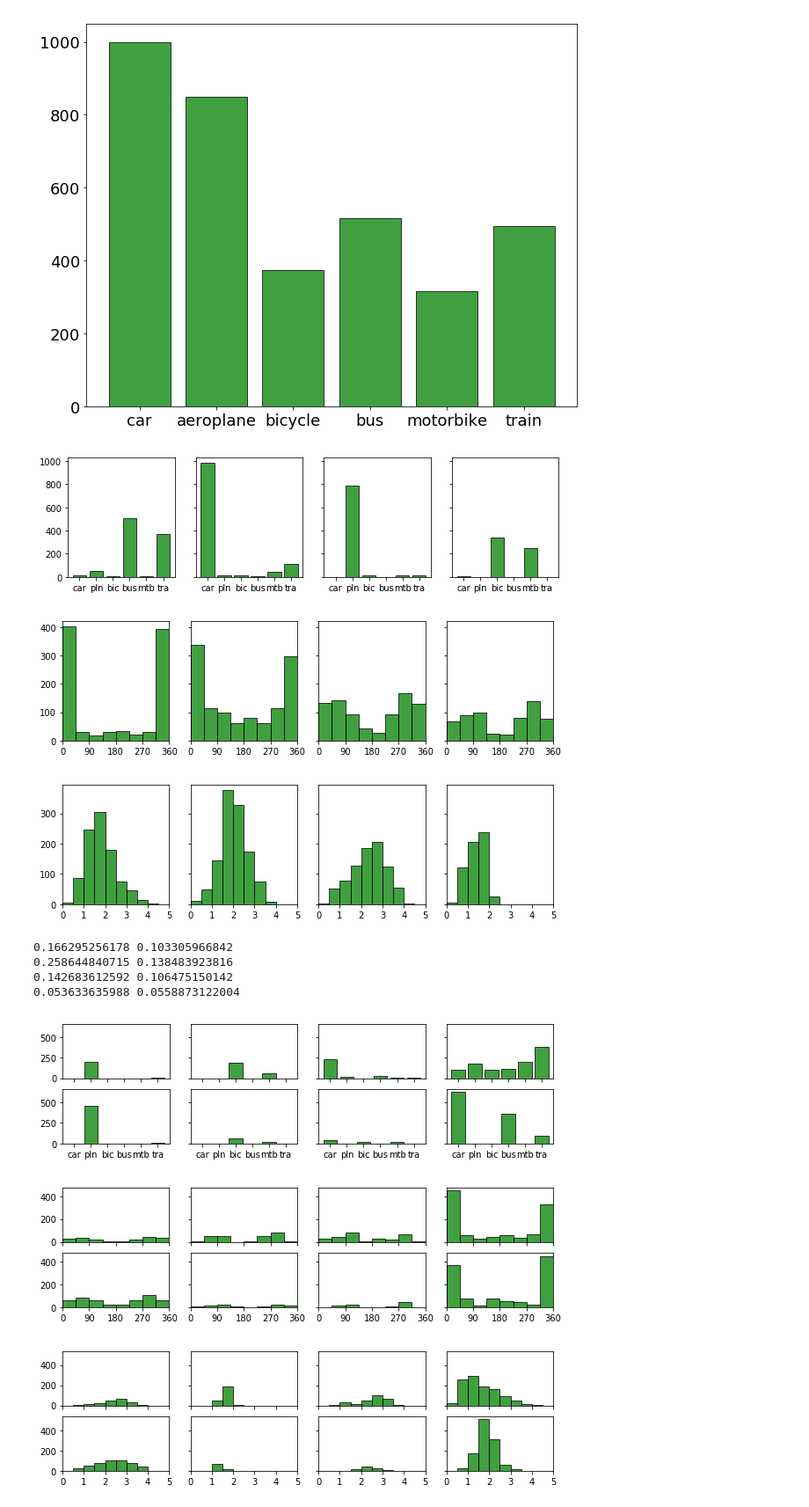
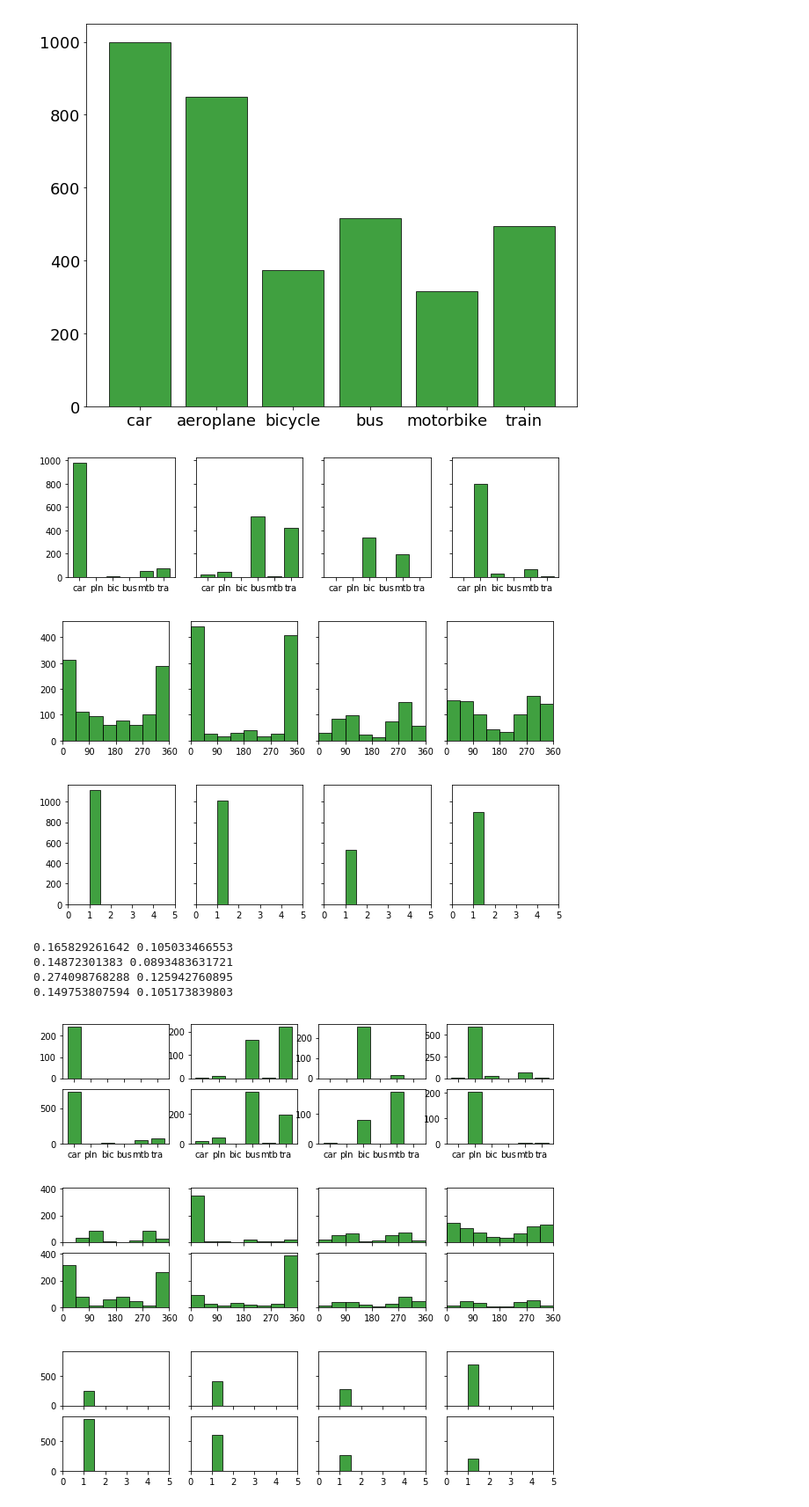
Before and after one commit to qliu24/qing_voting_139, a Jupyter notebook: qing_clustering/AllObjVC_cluster.ipynb, the cells around one changed output. Shown at 88% size. Saved outputs shown, nothing was run; the diff lists cells and outputs as text; code cells hidden in the pictures.

```diff
--- a/qing_clustering/AllObjVC_cluster.ipynb
+++ b/qing_clustering/AllObjVC_cluster.ipynb
@@ -2,7 +2,7 @@
 import pickle
 import numpy as np
 
-file_path = '/mnt/4T-HD/qing/voting_data/feat_pickle_all_k208/'
+file_path = '/mnt/4T-HD/qing/intermediate/feat_pickle/'
 fname = file_path + 'all_simmat.pickle'
 with open(fname, 'rb') as fh:
     mat_dis1, mat_dis2 = pickle.load(fh)
@@ -22,7 +22,7 @@ for oo in objects:
         l, _, v = pickle.load(fh)
         types += [oo for ii in range(len(v))]
         view_point += v
-        asp_ratio += [l[ii].shape[1]/l[ii].shape[2] for ii in range(len(v))]
+        asp_ratio += [l[ii].shape[1]/l[ii].shape[0] for ii in range(len(v))]
 
 N = len(types)
 print('total number of instances {0}'.format(N))
@@ -183,9 +183,9 @@ for k in range(K):
 
 plt.show()
 # %% [output]
-[figure, old version]
+[figure, new version]
-[figure, old version]
+[figure, new version]
-[figure, old version]
+[figure, new version]
 # %%
 idx2 = []
 W_mat2 = []
@@ -198,13 +198,13 @@ for k in range(K):
     cls_solver = SpectralClustering(n_clusters=2,affinity='precomputed', random_state=999)
     lb2.append(cls_solver.fit_predict(W_mat2[k]))
 # %% [output]
-0.166295256178 0.103305966842
-0.258644840715 0.138483923816
-0.142683612592 0.106475150142
-0.053633635988 0.0558873122004
+0.165829261642 0.105033466553
+0.14872301383 0.0893483631721
+0.274098768288 0.125942760895
+0.149753807594 0.105173839803
 # %%
 K2=2
-f, axes = plt.subplots(2,K, sharex=True, sharey=True, figsize=(10,2.5))
+f, axes = plt.subplots(2,K, sharex=True, sharey=False, figsize=(10,2.5))
 pos = np.arange(len(objects))
 axes[0][0].set_xticks(pos)
 axes[0][0].set_xticklabels(objects_s)
@@ -212,36 +212,36 @@ for k in range(K2*K):
     a = k//2
     b = k%2
     freq = []
     for oo in objects:
         freq.append(sum(np.array(types)[idx2[a]][lb2[a]==b]==oo))
 
     axes[b][a].bar(pos, freq, color='green',alpha=0.75, edgecolor='k')
 
 plt.show()
 
 f, axes = plt.subplots(2,K, sharex=True, sharey=True, figsize=(10,2.5))
 axes[0][0].set_xlim([0,360])
 axes[0][0].set_xticks([0,90,180,270,360])
 for k in range(K2*K):
     a = k//2
     b = k%2
     axes[b][a].hist(np.array(view_point)[idx2[a]][lb2[a]==b], bins=8, range=[0,360], facecolor='green', alpha=0.75, edgecolor='k')
 
 plt.show()
 
 f, axes = plt.subplots(2,K, sharex=True, sharey=True, figsize=(10,2.5))
 axes[0][0].set_xlim([0,5])
 axes[0][0].set_xticks([0,1,2,3,4,5])
 for k in range(K2*K):
     a = k//2
     b = k%2
     axes[b][a].hist(np.array(asp_ratio)[idx2[a]][lb2[a]==b], bins=10, range=[0,5], facecolor='green', alpha=0.75, edgecolor='k')
 
 plt.show()
 # %% [output]
-[figure, old version]
+[figure, new version]
-[figure, old version]
+[figure, new version]
-[figure, old version]
+[figure, new version]
 # %%
 idx3 = []
 W_mat3 = []
```
Also changed, not shown: parts of 5 cells of this notebook, 11 other files.
